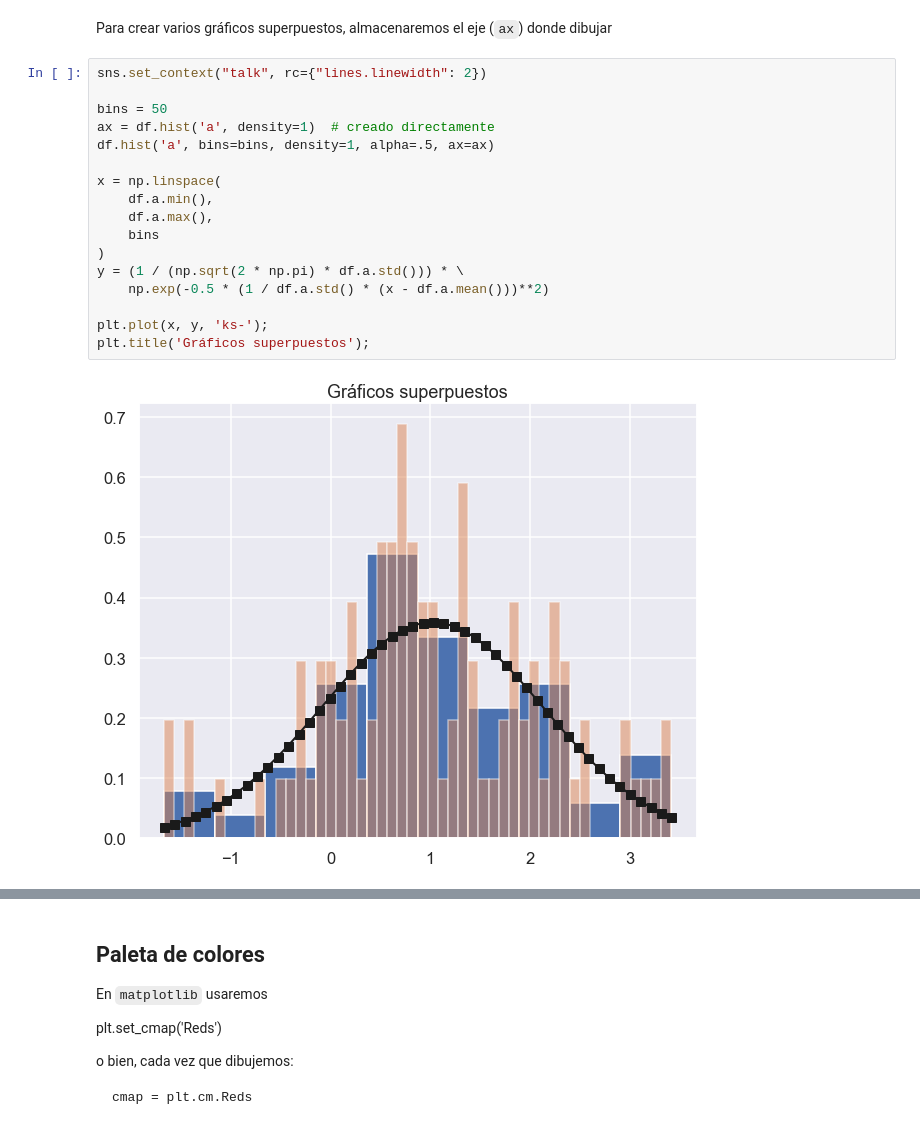
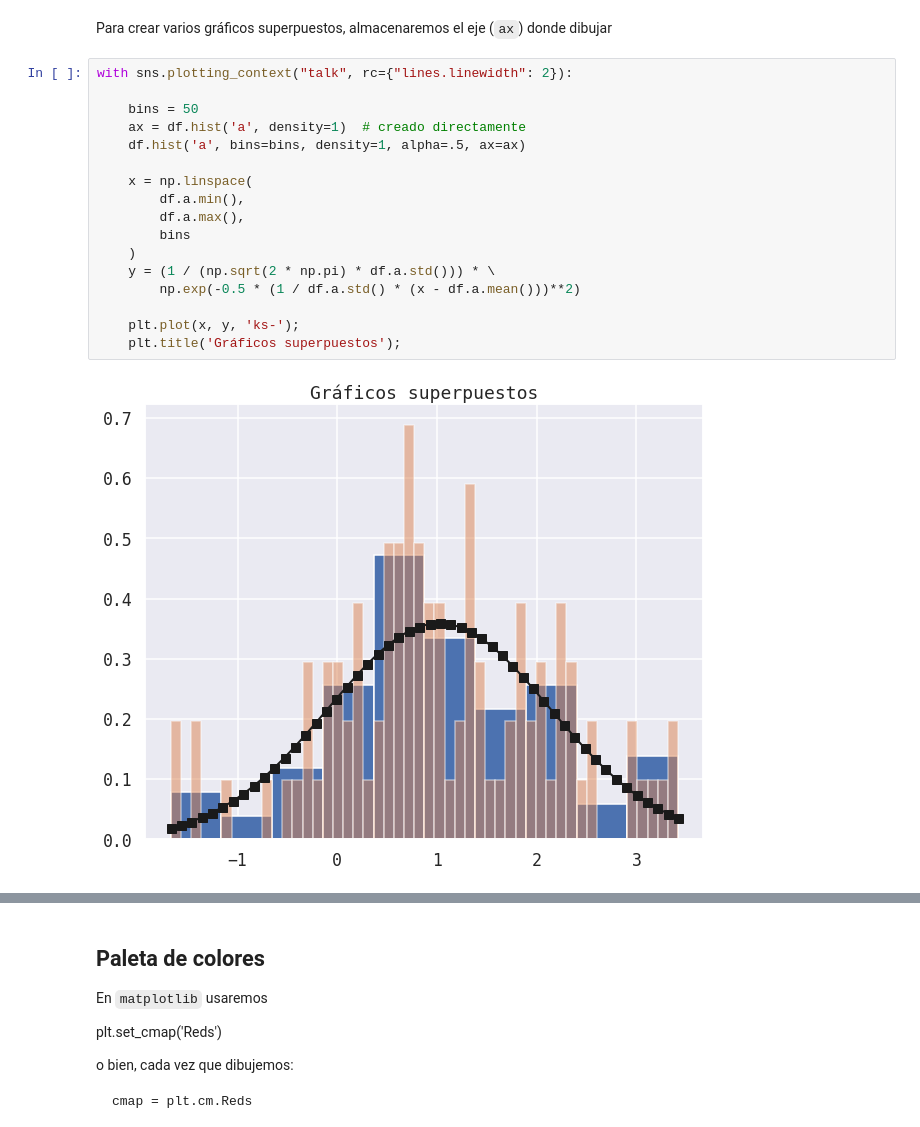
Before and after one commit to icane/curso_python, a Jupyter notebook: slides/code/s06/visualización_con_pandas.ipynb, the cells around one changed output, grey strips where cells are left out. Saved outputs shown, nothing was run; the diff lists cells and outputs as text.

Commit message:
Visualización de datos, caso práctico

```diff
--- a/slides/code/s06/visualización_con_pandas.ipynb
+++ b/slides/code/s06/visualización_con_pandas.ipynb
@@ -70,21 +70,21 @@ df.hist(sharey=True, log=True);  # finalizar con caracter ';' omite el texto de
 # %% [markdown]
 Para crear varios gráficos superpuestos, almacenaremos el eje (`ax`) donde dibujar
 # %%
-sns.set_context("talk", rc={"lines.linewidth": 2})
+with sns.plotting_context("talk", rc={"lines.linewidth": 2}):
 
-bins = 50
-ax = df.hist('a', density=1)  # creado directamente
-df.hist('a', bins=bins, density=1, alpha=.5, ax=ax)
+    bins = 50
+    ax = df.hist('a', density=1)  # creado directamente
+    df.hist('a', bins=bins, density=1, alpha=.5, ax=ax)
 
-x = np.linspace(
-    df.a.min(),
-    df.a.max(),
-    bins
-)
-y = (1 / (np.sqrt(2 * np.pi) * df.a.std())) * \
-    np.exp(-0.5 * (1 / df.a.std() * (x - df.a.mean()))**2)
+    x = np.linspace(
+        df.a.min(),
+        df.a.max(),
+        bins
+    )
+    y = (1 / (np.sqrt(2 * np.pi) * df.a.std())) * \
+        np.exp(-0.5 * (1 / df.a.std() * (x - df.a.mean()))**2)
 
-plt.plot(x, y, 'ks-');
-plt.title('Gráficos superpuestos');
+    plt.plot(x, y, 'ks-');
+    plt.title('Gráficos superpuestos');
 # %% [output]
-[figure, old version]
+[figure, new version]
```
Also changed, not shown: parts of 14 cells of this notebook, 24 other files.
